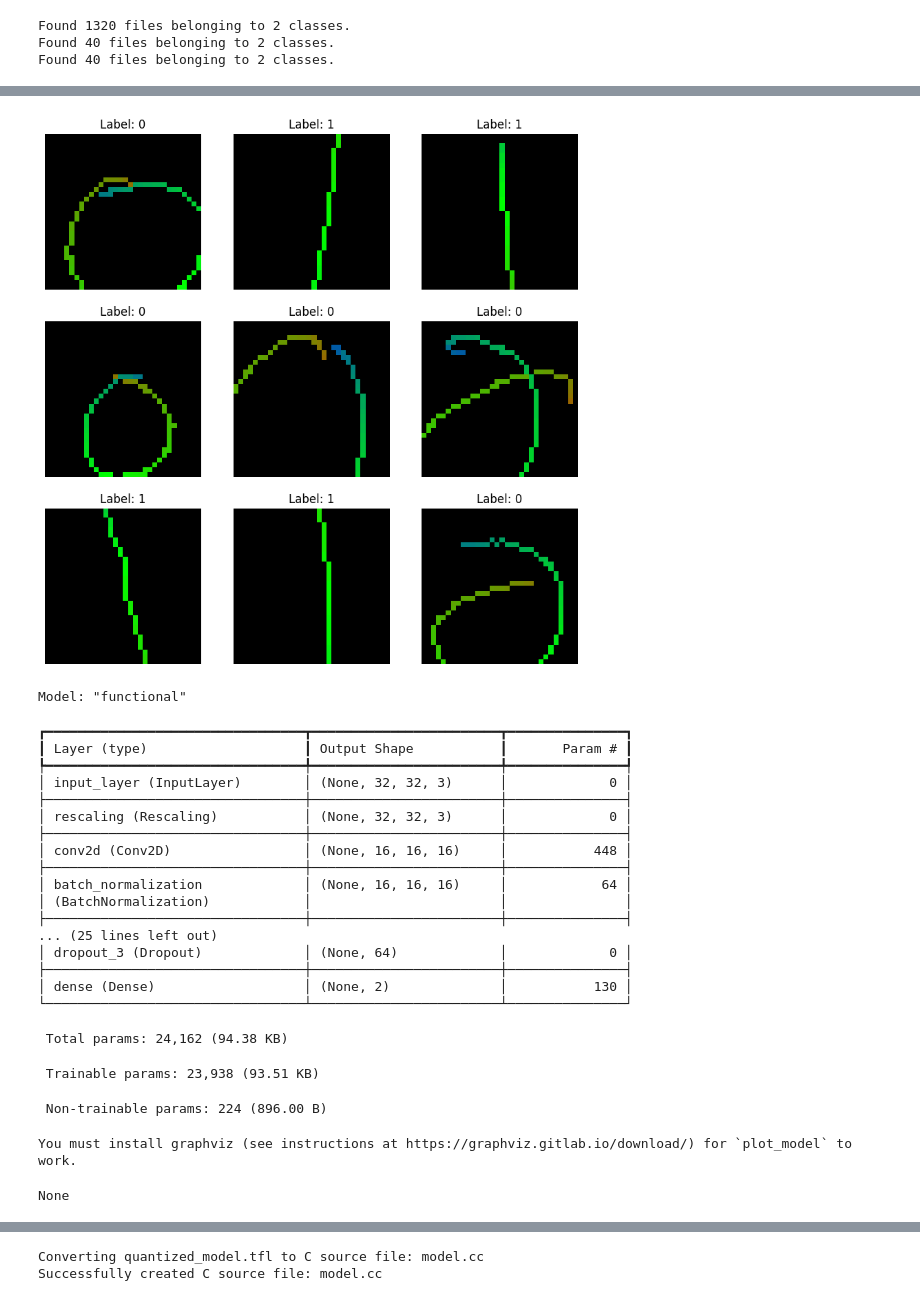
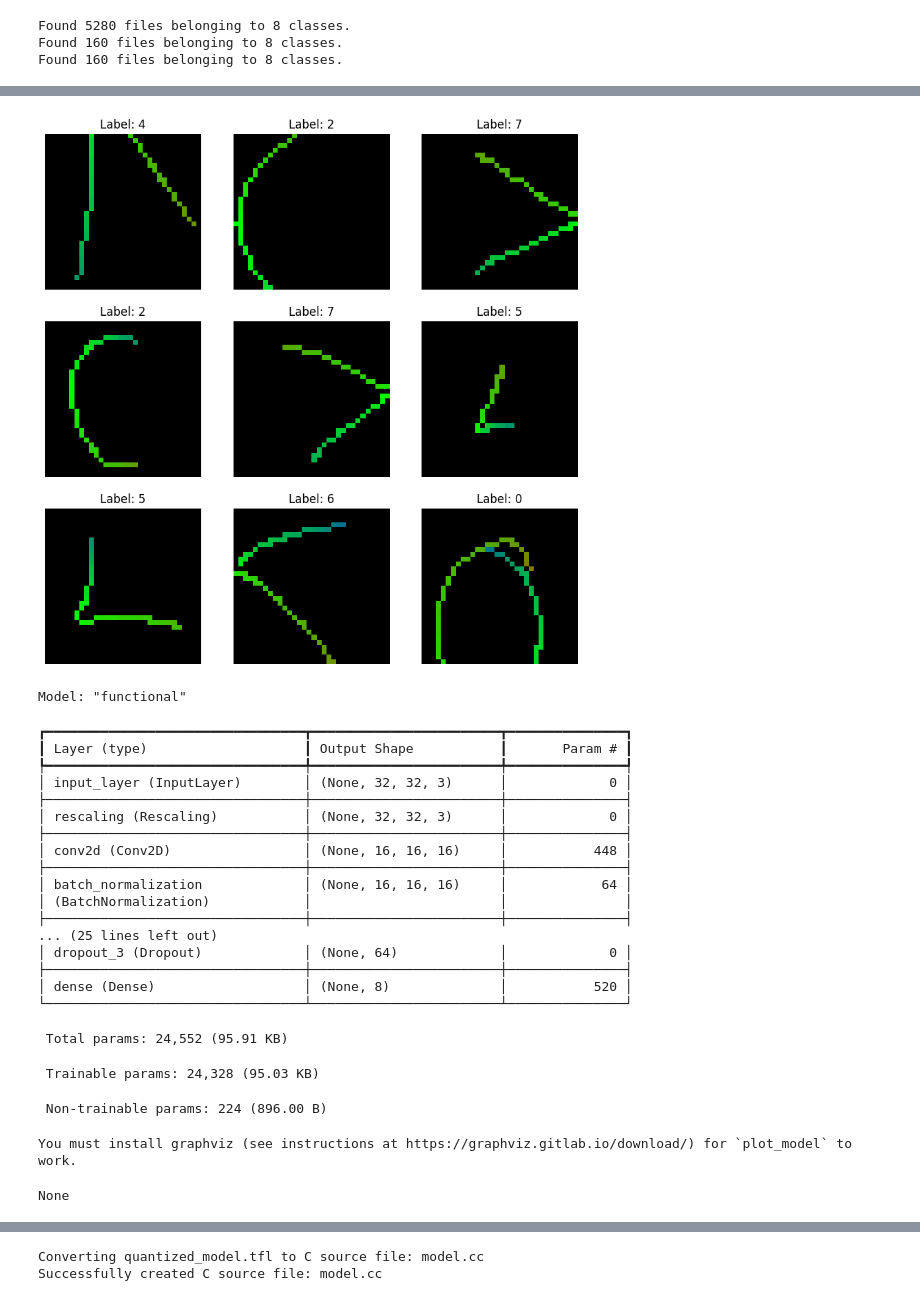
Before and after one commit to TinyML-TH-Ohm/conductor, a Jupyter notebook: arduino/python/compact.ipynb, the cells around one changed output, grey strips where cells are left out. Drawn from its saved outputs; the diff is of its cells as text; code cells hidden in the pictures.

```diff
--- a/arduino/python/compact.ipynb
+++ b/arduino/python/compact.ipynb
@@ -24,8 +24,17 @@ FIXED_POINT = 4096
 X_RANGE = 0.6  # Max expected x-coordinate deviation from center
 Y_RANGE = 0.6  # Max expected y-coordinate deviation from center
 
-TARGET_LABELS = ["0", "1"]
-NUM_CLASSES = len(TARGET_LABELS)
+LABELS = [
+    "0",  # off
+    "1",  # on
+    "2",  # cello
+    "3",  # violin1
+    "4",  # violin2
+    "5",  # viola
+    "6",  # volume down
+    "7",  # volume up
+]
+NUM_CLASSES = len(LABELS)
 # %%
 Path("data").mkdir(parents=True, exist_ok=True)
 
@@ -370,7 +353,7 @@ from tensorflow.keras.utils import image_dataset_from_directory
 
 BATCH_SIZE = 32
 
-for label in TARGET_LABELS:
+for label in LABELS:
     Path(f"train/{label}").mkdir(parents=True, exist_ok=True)
     Path(f"validation/{label}").mkdir(parents=True, exist_ok=True)
     Path(f"test/{label}").mkdir(parents=True, exist_ok=True)
@@ -426,6 +409,6 @@ try:
 except Exception as e:
     print(f"Error loading datasets: {e}")
 # %% [output]
-Found 1320 files belonging to 2 classes.
-Found 40 files belonging to 2 classes.
-Found 40 files belonging to 2 classes.
+Found 5280 files belonging to 8 classes.
+Found 160 files belonging to 8 classes.
+Found 160 files belonging to 8 classes.
@@ -433,4 +416,4 @@ Found 40 files belonging to 2 classes.
-[figure, old version]
+[figure, new version]
 # %%
 from tensorflow import keras
 from tensorflow.keras import layers
@@ -444,7 +427,7 @@ def make_model(input_shape, _num_classes):
     x = layers.Conv2D(16, 3, strides=2, padding="same")(x)
     x = layers.BatchNormalization()(x)
     x = layers.Activation("relu")(x)
-    x = layers.Dropout(0.5)(x)  # Dropout rate can be tuned
+    x = layers.Dropout(0.5)(x)
 
     x = layers.Conv2D(32, 3, strides=2, padding="same")(x)
     x = layers.BatchNormalization()(x)
@@ -459,9 +442,8 @@ def make_model(input_shape, _num_classes):
     x = layers.GlobalAveragePooling2D()(x)
 
     # Classifier block
-    x = layers.Dropout(0.5)(x)  # Dropout before the final dense layer
+    x = layers.Dropout(0.5)(x)
 
-    # For NUM_CLASSES=2 with 'categorical_crossentropy', output layer should have 2 units and softmax
     activation = "softmax"
     units = _num_classes
 
@@ -492,10 +474,10 @@ Model: "functional"
 ... (25 lines left out)
 │ dropout_3 (Dropout)             │ (None, 64)             │             0 │
 ├─────────────────────────────────┼────────────────────────┼───────────────┤
-│ dense (Dense)                   │ (None, 2)              │           130 │
+│ dense (Dense)                   │ (None, 8)              │           520 │
 └─────────────────────────────────┴────────────────────────┴───────────────┘
- Total params: 24,162 (94.38 KB)
+ Total params: 24,552 (95.91 KB)
- Trainable params: 23,938 (93.51 KB)
+ Trainable params: 24,328 (95.03 KB)
  Non-trainable params: 224 (896.00 B)
 You must install graphviz (see instructions at https://graphviz.gitlab.io/download/) for `plot_model` to work.
 None
```
Also changed, not shown: parts of 9 cells of this notebook, 9 other files.
